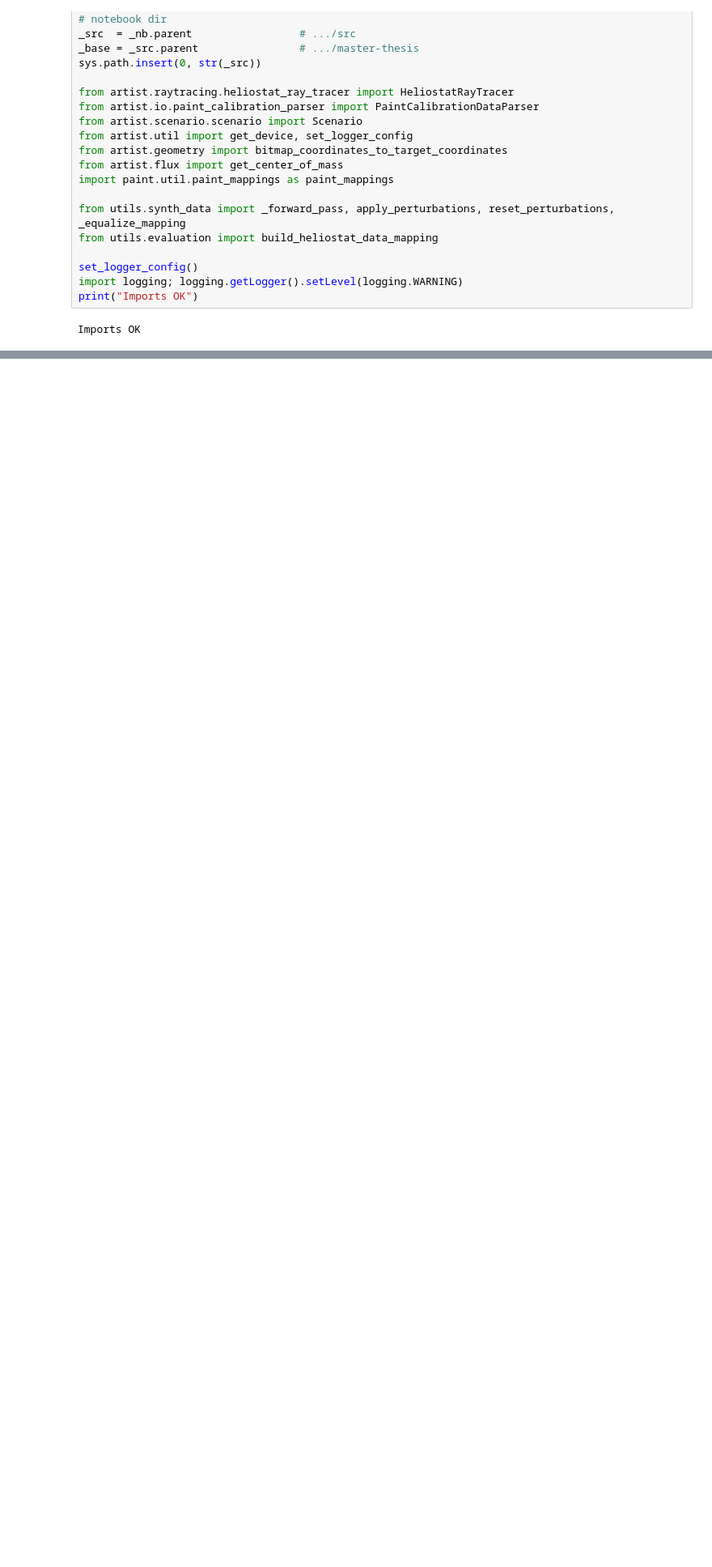
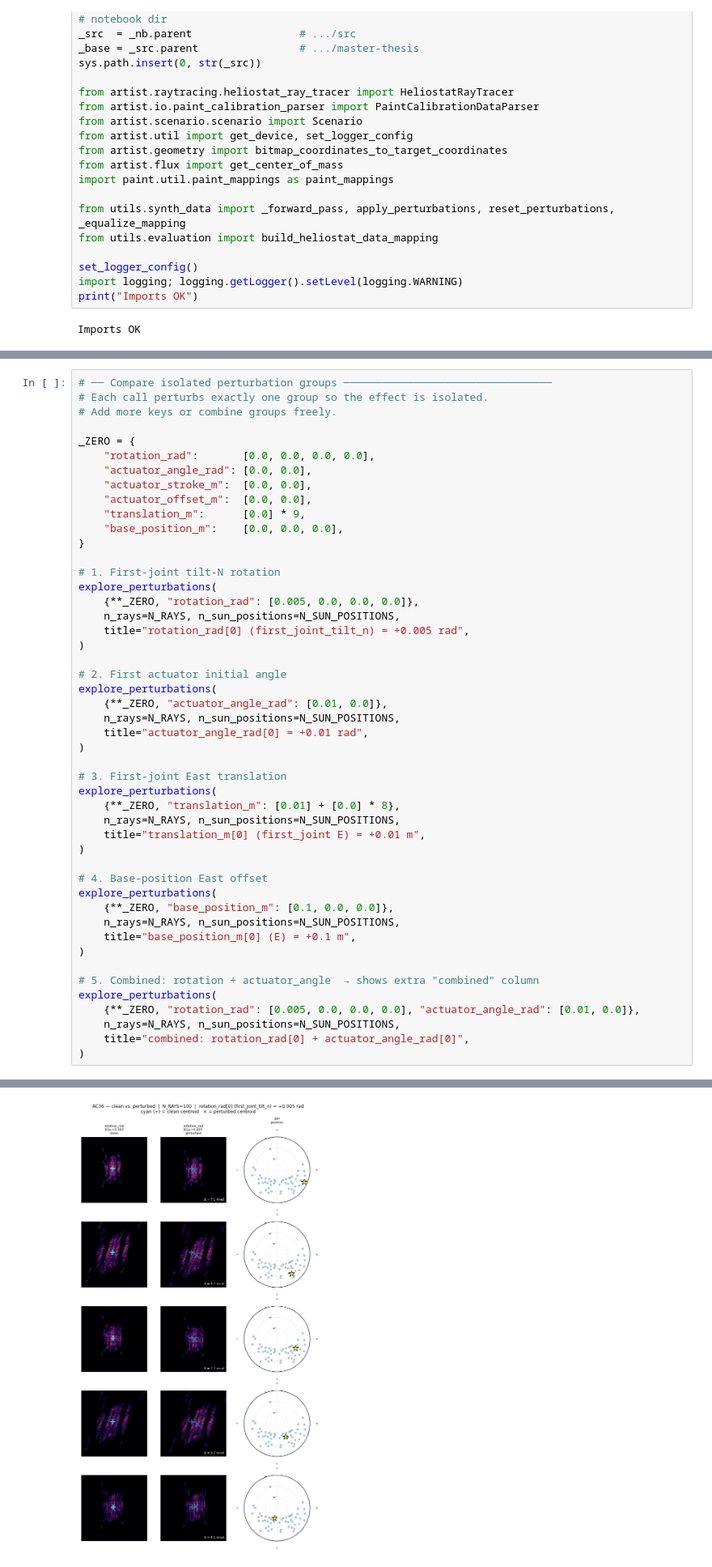
Before and after one commit to AlexxGrigore/master-thesis, a Jupyter notebook: src/perturbation_visualizer/perturbation_explorer.ipynb, the cells around one changed output, grey strips where cells are left out. Shown at 81% size. Saved outputs shown, nothing was run; the diff lists cells and outputs as text; blank space fills up the shorter version.

```diff
--- a/src/perturbation_visualizer/perturbation_explorer.ipynb
+++ b/src/perturbation_visualizer/perturbation_explorer.ipynb
@@ -319,0 +383,49 @@ plt.show()
+# %%
+# ── Compare isolated perturbation groups ─────────────────────────────────
+# Each call perturbs exactly one group so the effect is isolated.
+# Add more keys or combine groups freely.
+
+_ZERO = {
+    "rotation_rad":       [0.0, 0.0, 0.0, 0.0],
+    "actuator_angle_rad": [0.0, 0.0],
+    "actuator_stroke_m":  [0.0, 0.0],
+    "actuator_offset_m":  [0.0, 0.0],
+    "translation_m":      [0.0] * 9,
+    "base_position_m":    [0.0, 0.0, 0.0],
+}
+
+# 1. First-joint tilt-N rotation
+explore_perturbations(
+    {**_ZERO, "rotation_rad": [0.005, 0.0, 0.0, 0.0]},
+    n_rays=N_RAYS, n_sun_positions=N_SUN_POSITIONS,
+    title="rotation_rad[0] (first_joint_tilt_n) = +0.005 rad",
+)
+
+# 2. First actuator initial angle
+explore_perturbations(
+    {**_ZERO, "actuator_angle_rad": [0.01, 0.0]},
+    n_rays=N_RAYS, n_sun_positions=N_SUN_POSITIONS,
+    title="actuator_angle_rad[0] = +0.01 rad",
+)
+
+# 3. First-joint East translation
+explore_perturbations(
+    {**_ZERO, "translation_m": [0.01] + [0.0] * 8},
+    n_rays=N_RAYS, n_sun_positions=N_SUN_POSITIONS,
+    title="translation_m[0] (first_joint E) = +0.01 m",
+)
+
+# 4. Base-position East offset
+explore_perturbations(
+    {**_ZERO, "base_position_m": [0.1, 0.0, 0.0]},
+    n_rays=N_RAYS, n_sun_positions=N_SUN_POSITIONS,
+    title="base_position_m[0] (E) = +0.1 m",
+)
+
+# 5. Combined: rotation + actuator_angle  → shows extra "combined" column
+explore_perturbations(
+    {**_ZERO, "rotation_rad": [0.005, 0.0, 0.0, 0.0], "actuator_angle_rad": [0.01, 0.0]},
+    n_rays=N_RAYS, n_sun_positions=N_SUN_POSITIONS,
+    title="combined: rotation_rad[0] + actuator_angle_rad[0]",
+)
+# %% [output]
@@ -319,0 +434 @@ plt.show()
+[figure, added]
```
Also changed, not shown: parts of 7 cells of this notebook, 10 other files.
